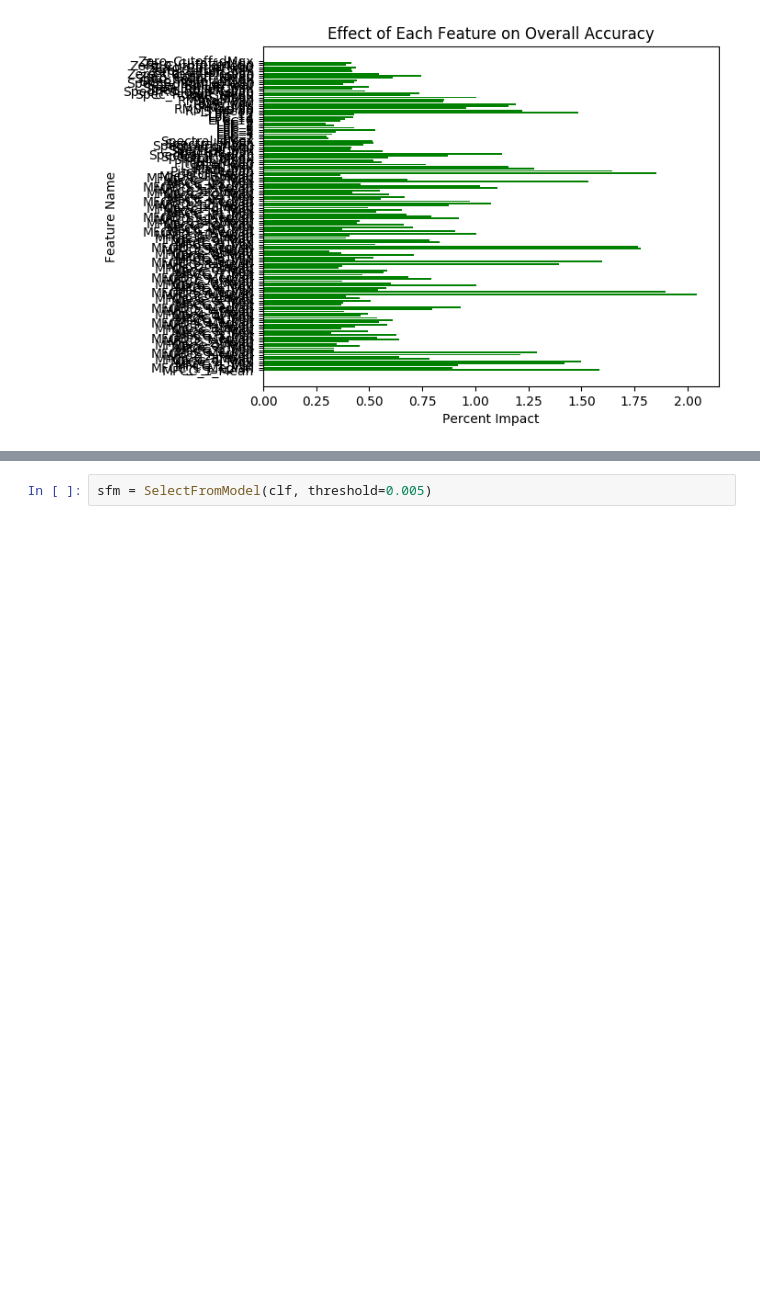
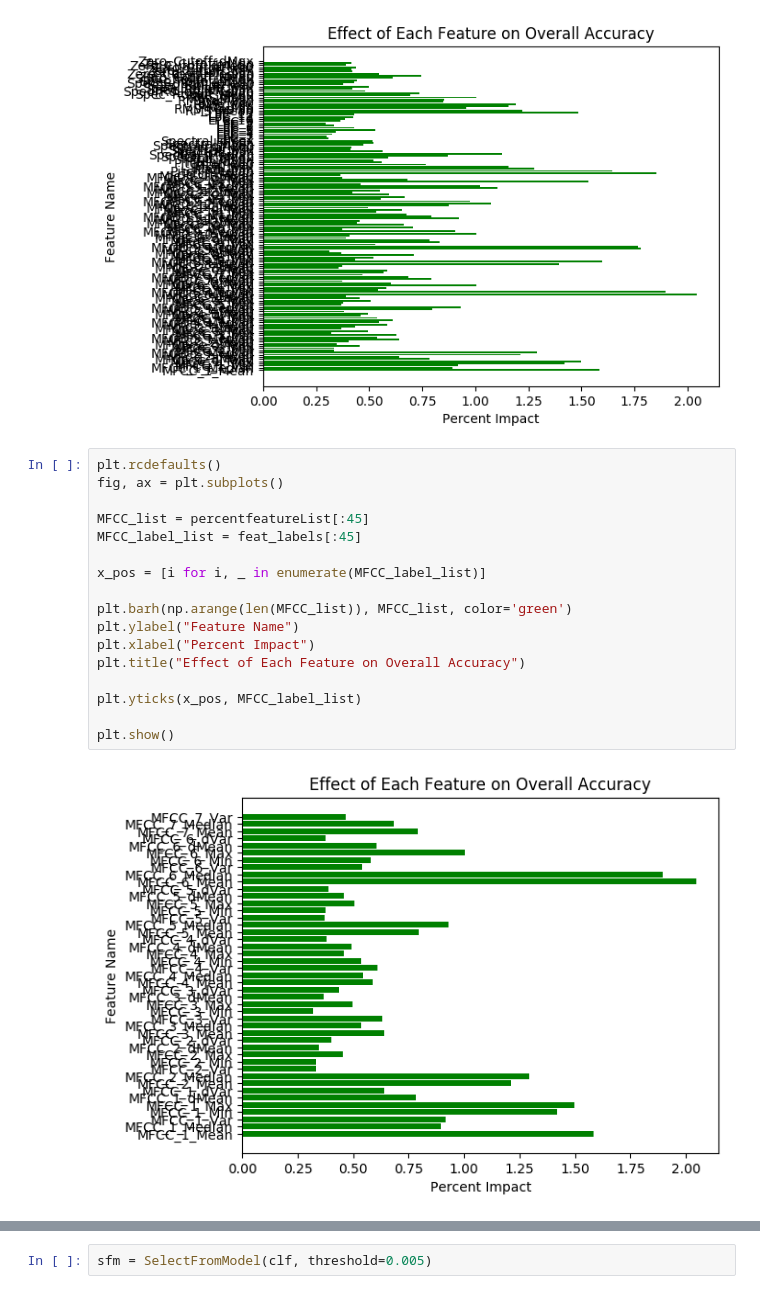
Before and after one commit to QuantumArjun/Emote-X, a Jupyter notebook: Emotion/RainbowAlgorithm.ipynb, the cells around one changed output, grey strips where cells are left out. Cells and saved outputs as stored; diff of their text form; blank space fills up the shorter version.

Commit message:
Even fancier graphs

```diff
--- a/Emotion/RainbowAlgorithm.ipynb
+++ b/Emotion/RainbowAlgorithm.ipynb
@@ -143,3 +143,22 @@ plt.yticks(x_pos, feat_labels)
 plt.show()
 # %% [output]
 [figure]
+# %%
+plt.rcdefaults()
+fig, ax = plt.subplots()
+
+MFCC_list = percentfeatureList[:45]
+MFCC_label_list = feat_labels[:45]
+
+x_pos = [i for i, _ in enumerate(MFCC_label_list)]
+
+plt.barh(np.arange(len(MFCC_list)), MFCC_list, color='green')
+plt.ylabel("Feature Name")
+plt.xlabel("Percent Impact")
+plt.title("Effect of Each Feature on Overall Accuracy")
+
+plt.yticks(x_pos, MFCC_label_list)
+
+plt.show()
+# %% [output]
+[figure, added]
```
Also changed, not shown: parts of 1 cell of this notebook.
